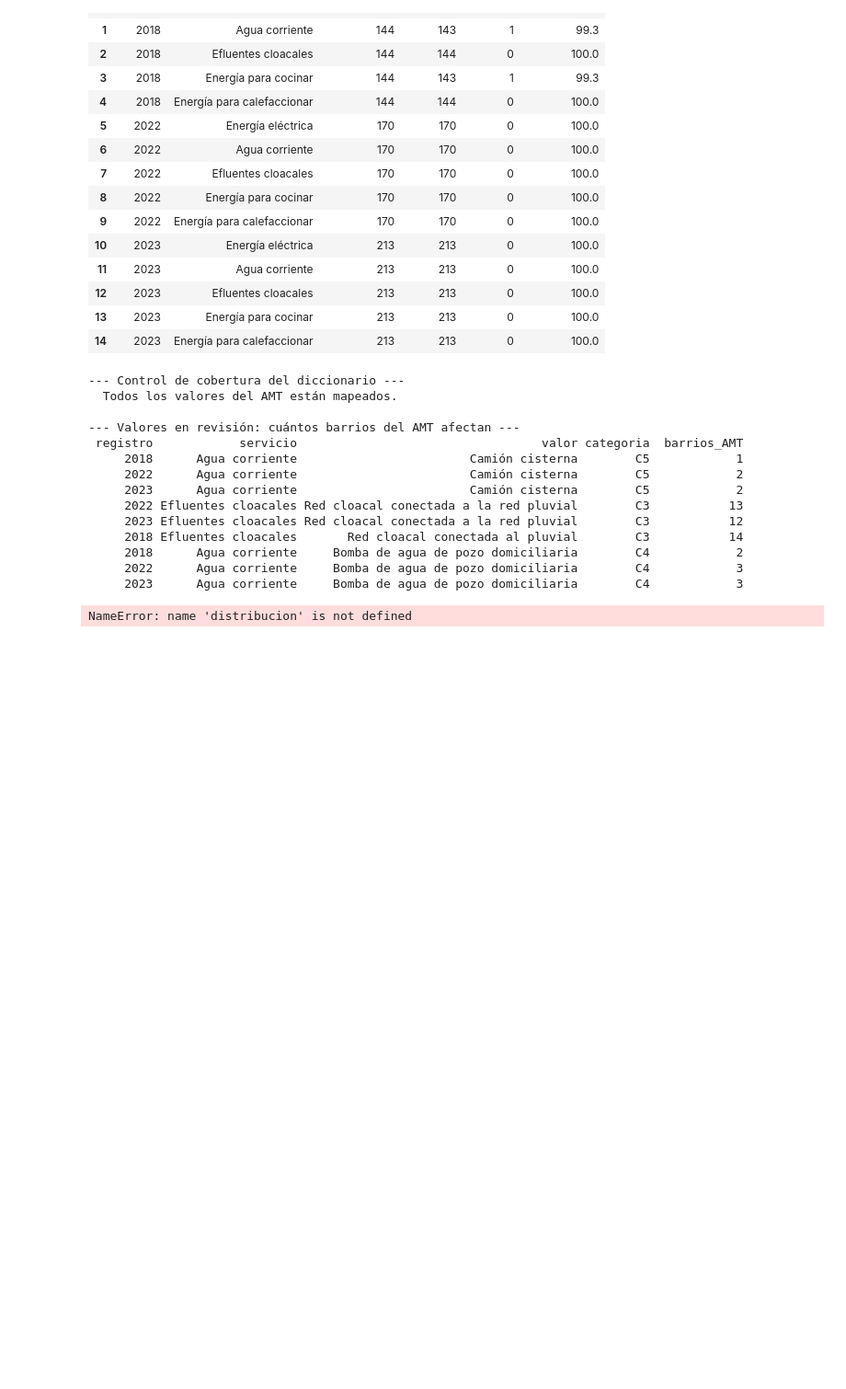
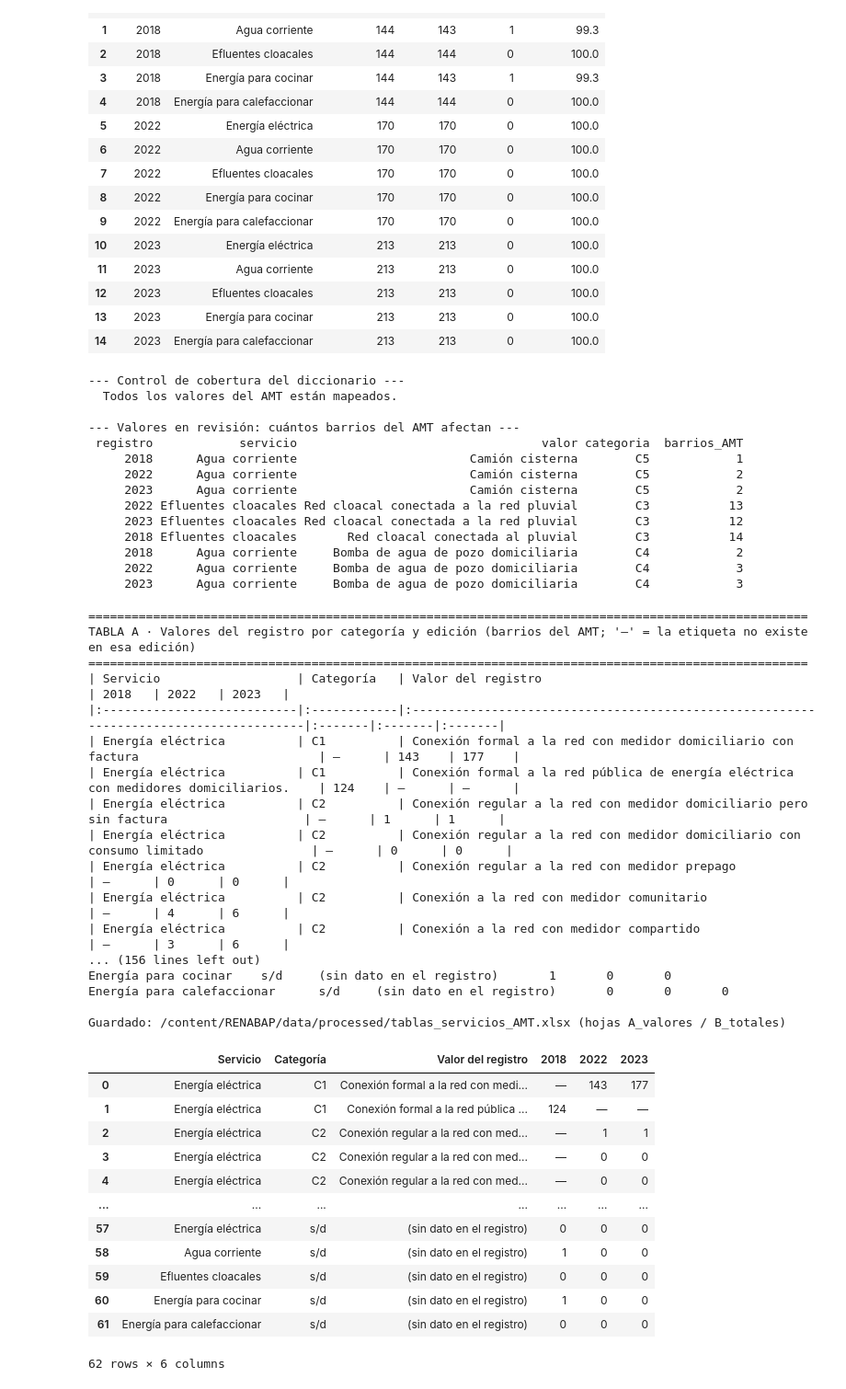
Before and after one commit to Camilamop/RENABAP, a Jupyter notebook: RENABAP servicios.ipynb, the cells around one changed output. Shown at 92% size. Drawn from its saved outputs; the diff is of its cells as text; code cells hidden in the pictures; blank space fills up the shorter version.

Commit message:
servicios

```diff
--- a/RENABAP servicios.ipynb
+++ b/RENABAP servicios.ipynb
@@ -635,17 +635,17 @@ if SOLO_PRESENTES:
     tabla_valores = tabla_valores[presente].reset_index(drop=True)
 
 # Totales por servicio y categoría (la tabla "de cuerpo de capítulo")
-tabla_totales = (distribucion
-                 .pivot_table(index=["servicio", "categoria"], columns="registro",
-                              values="barrios", aggfunc="sum", fill_value=0)
-                 .reset_index())
-tabla_totales.columns = ["Servicio", "Categoría"] + [str(c) for c in ANIOS]
-orden_serv = {ETIQUETA_SERVICIO[s]: i for i, s in enumerate(SERVICIOS)}
-tabla_totales = (tabla_totales
-                 .assign(_o=tabla_totales["Servicio"].map(orden_serv))
-                 .sort_values(["_o", "Categoría"])
-                 .drop(columns="_o")
-                 .reset_index(drop=True))
+# Se calcula acá mismo desde amt_cat, para que S5B no dependa de S6.
+filas_tot = []
+for serv in SERVICIOS:
+    for cat in CATEGORIAS + ["sin dato"]:
+        fila = {"Servicio": ETIQUETA_SERVICIO[serv], "Categoría": cat}
+        for a in ANIOS:
+            col = amt_cat[a][f"{serv}_cat"]
+            fila[str(a)] = int(col.isna().sum()) if cat == "sin dato" \
+                else int((col == cat).sum())
+        filas_tot.append(fila)
+tabla_totales = pd.DataFrame(filas_tot)
 
 
 def mostrar(df, titulo):
@@ -658,34 +658,63 @@ def mostrar(df, titulo):
         print(df.to_string(index=False))
 
 
 mostrar(tabla_valores,
         "TABLA A · Valores del registro por categoría y edición "
         "(barrios del AMT; '—' = la etiqueta no existe en esa edición)")
 mostrar(tabla_totales,
         "TABLA B · Barrios del AMT por categoría y edición (totales)")
 
 # --- versión tabulada: se pega directo en Word o Excel y arma columnas sola ---
 print("\n" + "=" * 100)
 print("TABLA A · versión separada por tabuladores (seleccionar y copiar)")
 print("=" * 100)
 print(tabla_valores.to_csv(sep="\t", index=False))
 
 # --- archivos ---
 tabla_valores.to_csv(DIR_PROC / "tabla_valores_por_categoria.csv",
                      index=False, encoding="utf-8-sig")
 tabla_totales.to_csv(DIR_PROC / "tabla_totales_por_categoria.csv",
                      index=False, encoding="utf-8-sig")
 try:
     with pd.ExcelWriter(DIR_PROC / "tablas_servicios_AMT.xlsx") as xls:
         tabla_valores.to_excel(xls, sheet_name="A_valores", index=False)
         tabla_totales.to_excel(xls, sheet_name="B_totales", index=False)
     print(f"Guardado: {DIR_PROC / 'tablas_servicios_AMT.xlsx'} (hojas A_valores / B_totales)")
 except ModuleNotFoundError:
     print("openpyxl no disponible: se guardaron solo los CSV.")
 
 tabla_valores
 # %% [output]
-NameError: name 'distribucion' is not defined
+====================================================================================================
+TABLA A · Valores del registro por categoría y edición (barrios del AMT; '—' = la etiqueta no existe en esa edición)
+====================================================================================================
+| Servicio                   | Categoría   | Valor del registro                                                                    | 2018   | 2022   | 2023   |
+|:---------------------------|:------------|:--------------------------------------------------------------------------------------|:-------|:-------|:-------|
+| Energía eléctrica          | C1          | Conexión formal a la red con medidor domiciliario con factura                         | —      | 143    | 177    |
+| Energía eléctrica          | C1          | Conexión formal a la red pública de energía eléctrica con medidores domiciliarios.    | 124    | —      | —      |
+| Energía eléctrica          | C2          | Conexión regular a la red con medidor domiciliario pero sin factura                   | —      | 1      | 1      |
+| Energía eléctrica          | C2          | Conexión regular a la red con medidor domiciliario con consumo limitado               | —      | 0      | 0      |
+| Energía eléctrica          | C2          | Conexión regular a la red con medidor prepago                                         | —      | 0      | 0      |
+| Energía eléctrica          | C2          | Conexión a la red con medidor comunitario                                             | —      | 4      | 6      |
+| Energía eléctrica          | C2          | Conexión a la red con medidor compartido                                              | —      | 3      | 6      |
+... (156 lines left out)
+Energía para cocinar    s/d     (sin dato en el registro)       1       0       0
+Energía para calefaccionar      s/d     (sin dato en el registro)       0       0       0
+
+Guardado: /content/RENABAP/data/processed/tablas_servicios_AMT.xlsx (hojas A_valores / B_totales)
+|  | Servicio | Categoría | Valor del registro | 2018 | 2022 | 2023 |
+| 0 | Energía eléctrica | C1 | Conexión formal a la red con medi... | — | 143 | 177 |
+| 1 | Energía eléctrica | C1 | Conexión formal a la red pública ... | 124 | — | — |
+| 2 | Energía eléctrica | C2 | Conexión regular a la red con med... | — | 1 | 1 |
+| 3 | Energía eléctrica | C2 | Conexión regular a la red con med... | — | 0 | 0 |
+| 4 | Energía eléctrica | C2 | Conexión regular a la red con med... | — | 0 | 0 |
+| ... | ... | ... | ... | ... | ... | ... |
+| 57 | Energía eléctrica | s/d | (sin dato en el registro) | 0 | 0 | 0 |
+| 58 | Agua corriente | s/d | (sin dato en el registro) | 1 | 0 | 0 |
+| 59 | Efluentes cloacales | s/d | (sin dato en el registro) | 0 | 0 | 0 |
+| 60 | Energía para cocinar | s/d | (sin dato en el registro) | 1 | 0 | 0 |
+| 61 | Energía para calefaccionar | s/d | (sin dato en el registro) | 0 | 0 | 0 |
+62 rows × 6 columns
 # %%
 # ============================================================
 # S6 — Tablas de distribución
```
Also changed, not shown: parts of 6 cells of this notebook.
